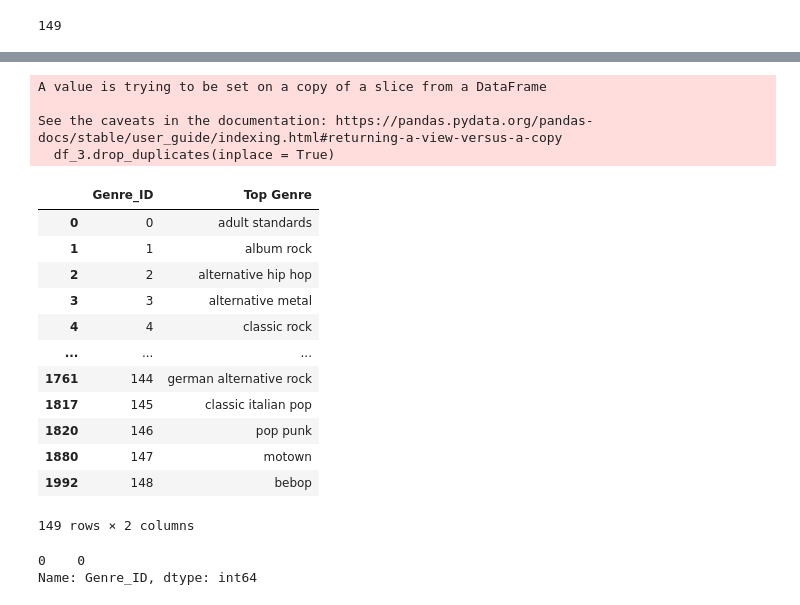
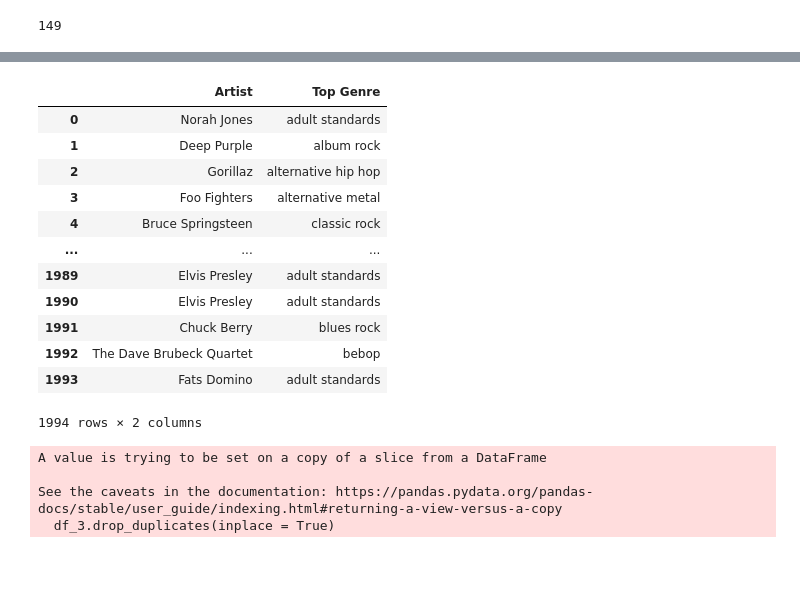
Before and after one commit to gpoon626/ETL-Project, a Jupyter notebook: ETLGroupProject.ipynb, the cells around one changed output, grey strips where cells are left out. Drawn from its saved outputs; the diff is of its cells as text; code cells hidden in the pictures; blank space fills up the shorter version.

```diff
--- a/ETLGroupProject.ipynb
+++ b/ETLGroupProject.ipynb
@@ -115 +129,21 @@ df_1["Top Genre"].value_counts().count()
+# %%
+Artist_Table = df[["Artist"]]
+Genre_Table = df[["Top Genre"]]
+# %%
+result = pd.concat([Artist_Table, Genre_Table], axis=1)
+result
+# %% [output]
+|  | Artist | Top Genre |
+| 0 | Norah Jones | adult standards |
+| 1 | Deep Purple | album rock |
+| 2 | Gorillaz | alternative hip hop |
+| 3 | Foo Fighters | alternative metal |
+| 4 | Bruce Springsteen | classic rock |
+| ... | ... | ... |
+| 1989 | Elvis Presley | adult standards |
+| 1990 | Elvis Presley | adult standards |
+| 1991 | Chuck Berry | blues rock |
+| 1992 | The Dave Brubeck Quartet | bebop |
+| 1993 | Fats Domino | adult standards |
+1994 rows × 2 columns
 # %%
@@ -124,28 +158,6 @@ A value is trying to be set on a copy of a slice from a DataFrame
 
 See the caveats in the documentation: https://pandas.pydata.org/pandas-docs/stable/user_guide/indexing.html#returning-a-view-versus-a-copy
   df_3.drop_duplicates(inplace = True)
-# %%
-#df_3.set_index("Genre_ID", inplace = True)
-df_3
-# %% [output]
-|  | Genre_ID | Top Genre |
-| 0 | 0 | adult standards |
-| 1 | 1 | album rock |
-| 2 | 2 | alternative hip hop |
-| 3 | 3 | alternative metal |
-| 4 | 4 | classic rock |
-| ... | ... | ... |
-| 1761 | 144 | german alternative rock |
-| 1817 | 145 | classic italian pop |
-| 1820 | 146 | pop punk |
-| 1880 | 147 | motown |
-| 1992 | 148 | bebop |
-149 rows × 2 columns
-# %%
-(df_3[df_3["Top Genre"] == "adult standards"])["Genre_ID"]
-# %% [output]
-0    0
-Name: Genre_ID, dtype: int64
 # %%
 # SONG > Genre > Genre is in genre table
 #Song File Table
```
Also changed, not shown: parts of 12 cells of this notebook.
